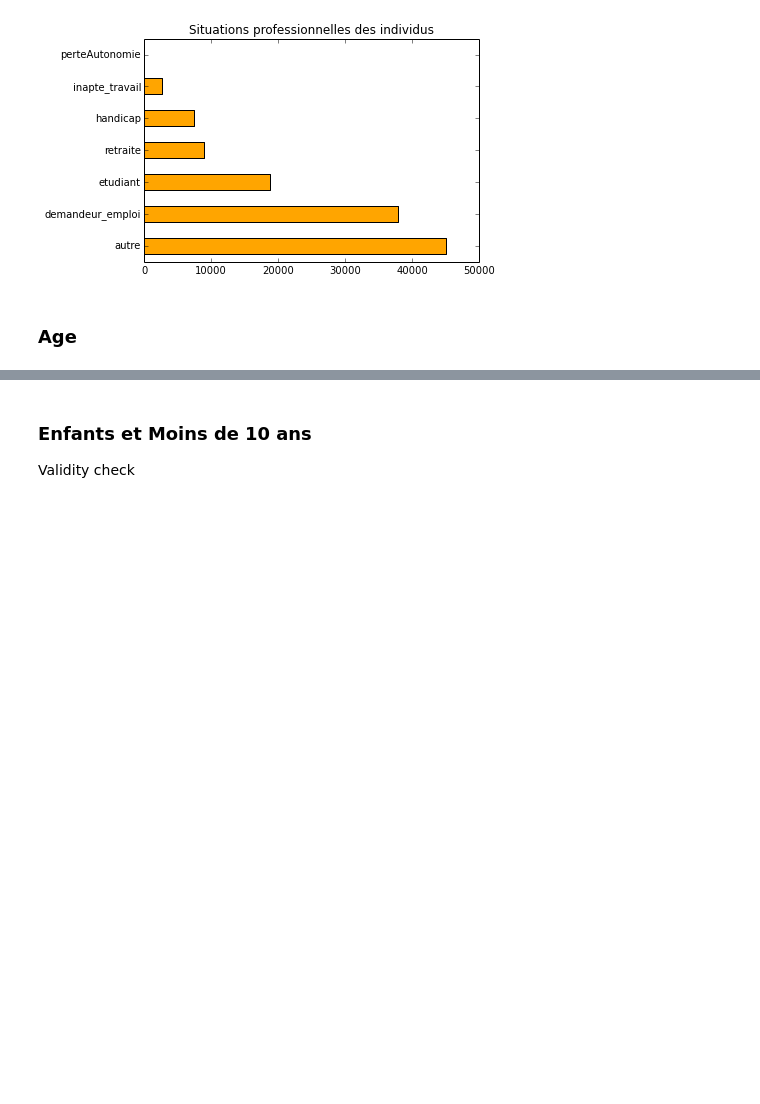
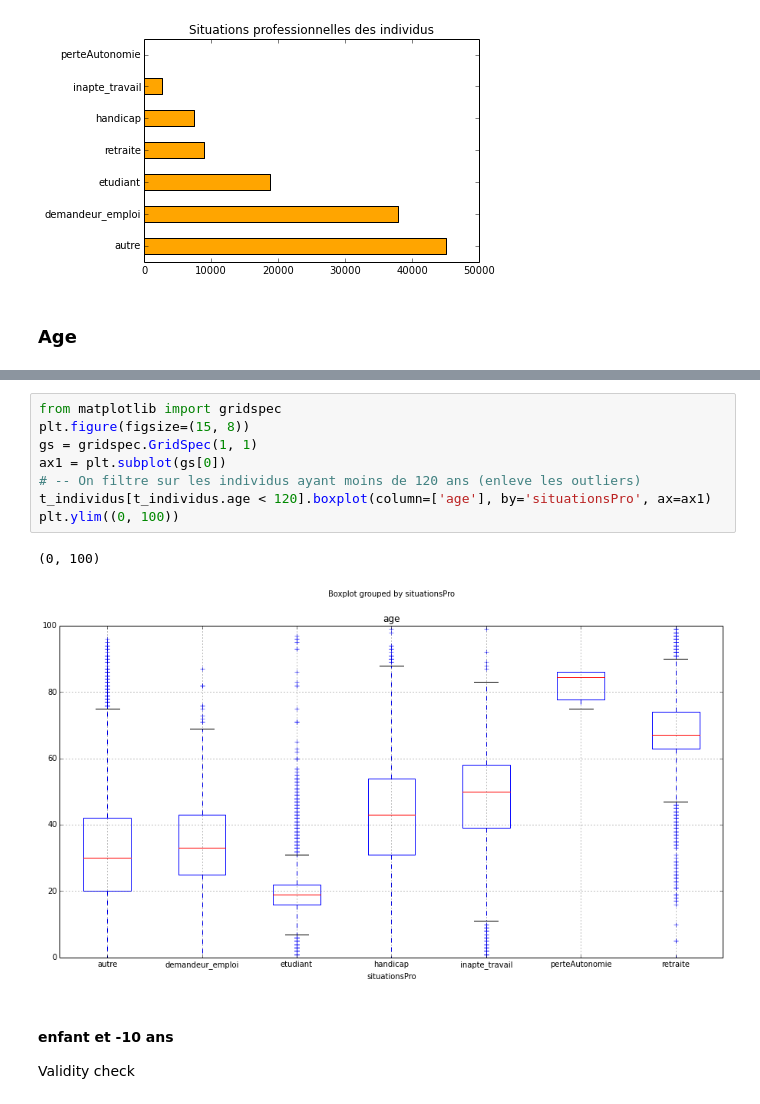
Before and after one commit to betagouv/mes-aides-analytics, a Jupyter notebook: python/stats_descr.ipynb, the cells around one changed output, grey strips where cells are left out. Saved outputs shown, nothing was run; the diff lists cells and outputs as text; blank space fills up the shorter version.

```diff
--- a/python/stats_descr.ipynb
+++ b/python/stats_descr.ipynb
@@ -166,6 +214,16 @@ t_individus[t_individus.age == 0].ix[:, ['dateDeNaissance', 'age', '_id_demandeu
+# %%
+from matplotlib import gridspec
+plt.figure(figsize=(15, 8))
+gs = gridspec.GridSpec(1, 1)
+ax1 = plt.subplot(gs[0])
+# -- On filtre sur les individus ayant moins de 120 ans (enleve les outliers)
+t_individus[t_individus.age < 120].boxplot(column=['age'], by='situationsPro', ax=ax1)
+plt.ylim((0, 100))
+# %% [output]
+(0, 100)
+[figure, added]
 # %% [markdown]
-### Enfants et Moins de 10 ans
-
+#### enfant et -10 ans
 Validity check
 # %%
 plt.figure(figsize=(10, 10))
```
Also changed, not shown: parts of 93 cells of this notebook.
